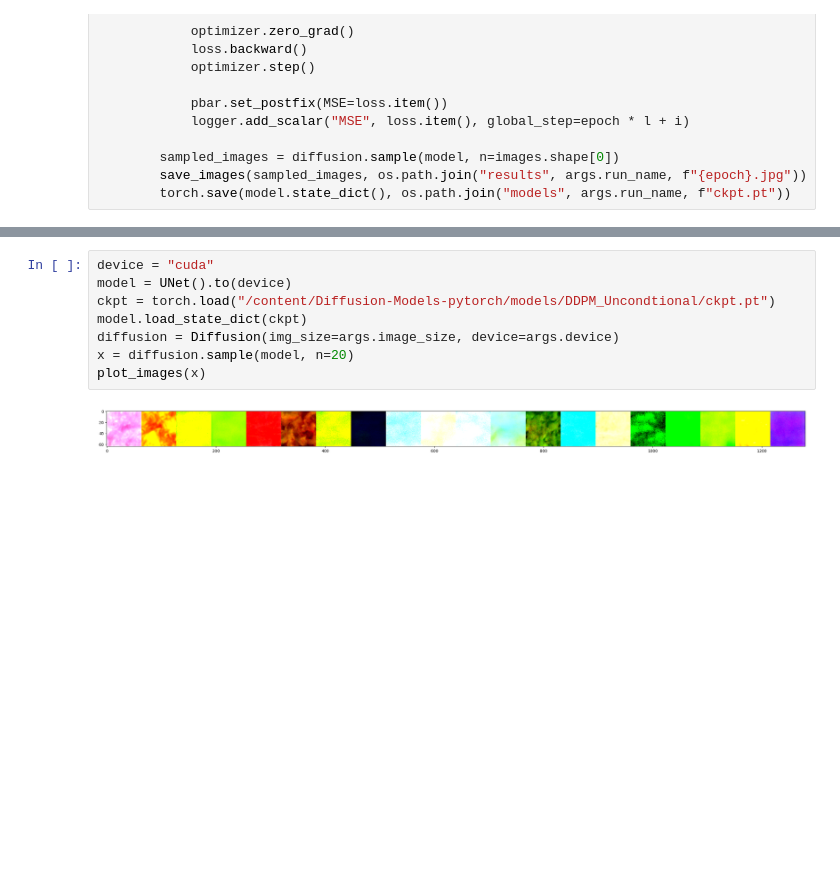
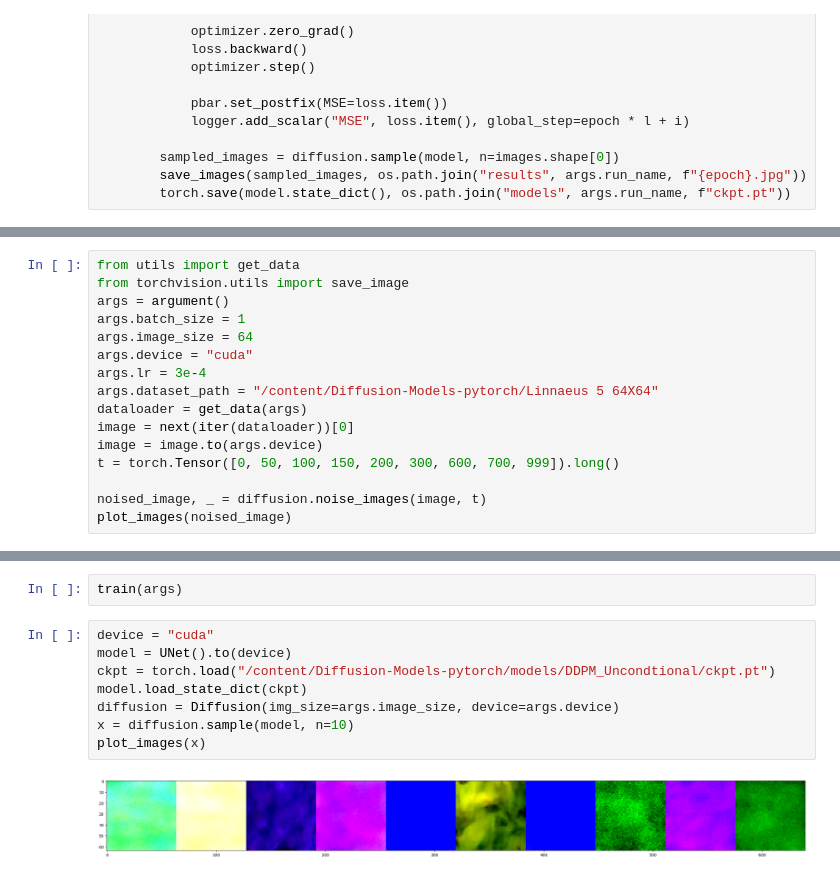
Before and after one commit to MDFahimAnjum/AliasFree-Diffusion-Models-PyTorch, a Jupyter notebook: ddpm_colab.ipynb, the cells around one changed output, grey strips where cells are left out. Drawn from its saved outputs; the diff is of its cells as text; blank space fills up the shorter version.

```diff
--- a/ddpm_colab.ipynb
+++ b/ddpm_colab.ipynb
@@ -147,0 +147,16 @@ train(args)
+# %%
+from utils import get_data
+from torchvision.utils import save_image
+args = argument()
+args.batch_size = 1
+args.image_size = 64
+args.device = "cuda"
+args.lr = 3e-4
+args.dataset_path = "/content/Diffusion-Models-pytorch/Linnaeus 5 64X64"
+dataloader = get_data(args)
+image = next(iter(dataloader))[0]
+image = image.to(args.device)
+t = torch.Tensor([0, 50, 100, 150, 200, 300, 600, 700, 999]).long()
+
+noised_image, _ = diffusion.noise_images(image, t)
+plot_images(noised_image)
@@ -148,10 +166,12 @@ train(args)
+# %%
+train(args)
 # %%
 device = "cuda"
 model = UNet().to(device)
 ckpt = torch.load("/content/Diffusion-Models-pytorch/models/DDPM_Uncondtional/ckpt.pt")
 model.load_state_dict(ckpt)
 diffusion = Diffusion(img_size=args.image_size, device=args.device)
-x = diffusion.sample(model, n=20)
+x = diffusion.sample(model, n=10)
 plot_images(x)
 # %% [output]
-[figure, old version]
+[figure, new version]
```
Also changed, not shown: parts of 2 cells of this notebook.
